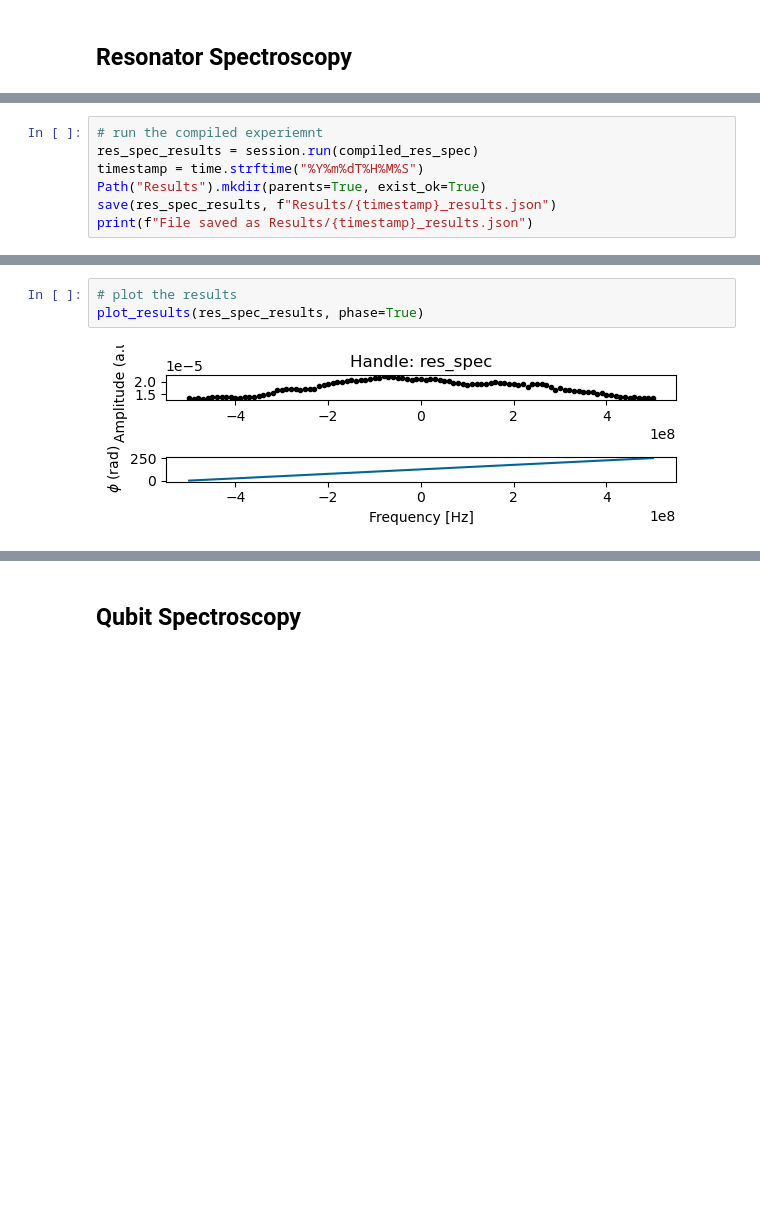
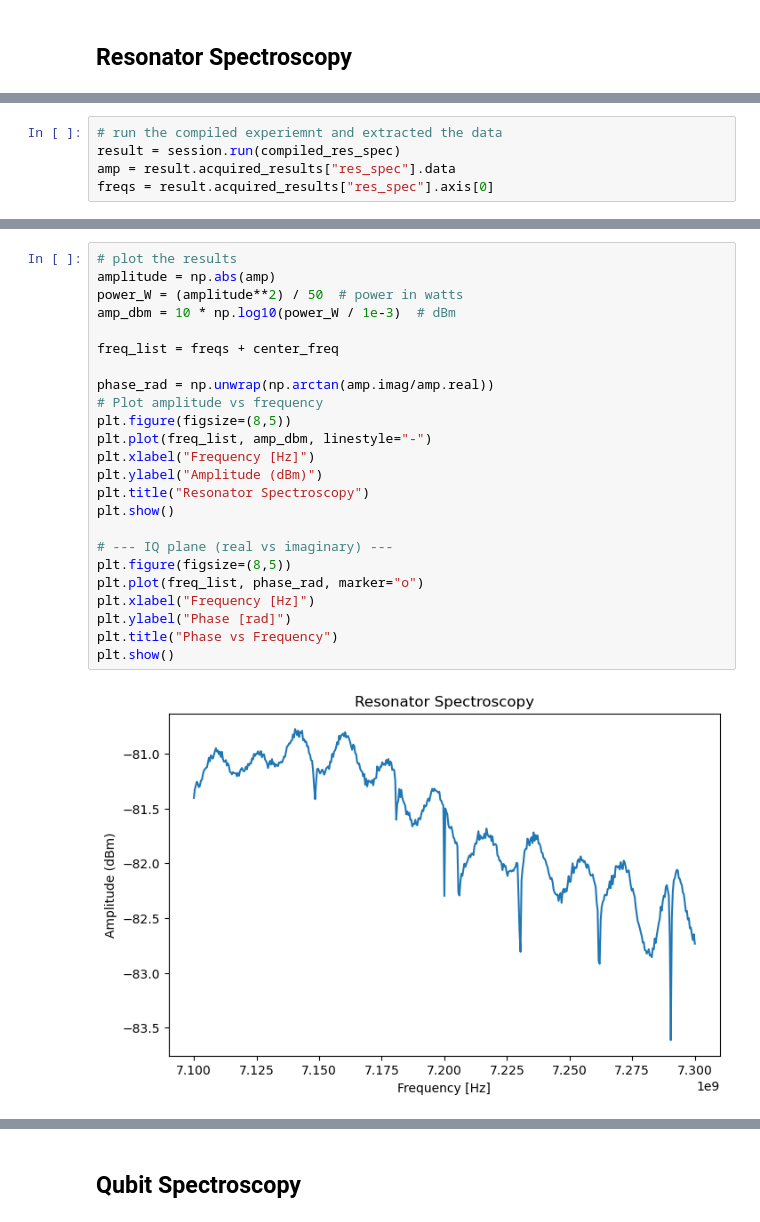
Before and after one commit to YiiiiZ/Measurement, a Jupyter notebook: Yi_Zheng.ipynb, the cells around one changed output, grey strips where cells are left out. Saved outputs shown, nothing was run; the diff lists cells and outputs as text; blank space fills up the shorter version.

```diff
--- a/Yi_Zheng.ipynb
+++ b/Yi_Zheng.ipynb
@@ -191,8 +194,6 @@ c:\Users\qubit\Desktop\Yi\Measurement\Pulse_Sheets\Resonator_Spectroscopy_Pulse_
 # %%
-# run the compiled experiemnt
-res_spec_results = session.run(compiled_res_spec)
-timestamp = time.strftime("%Y%m%dT%H%M%S")
-Path("Results").mkdir(parents=True, exist_ok=True)
-save(res_spec_results, f"Results/{timestamp}_results.json")
-print(f"File saved as Results/{timestamp}_results.json")
+# run the compiled experiemnt and extracted the data
+result = session.run(compiled_res_spec)
+amp = result.acquired_results["res_spec"].data
+freqs = result.acquired_results["res_spec"].axis[0]
 # %% [output]
@@ -203,5 +208,26 @@ File saved as Results/20250821T172026_results.json
 # %%
 # plot the results
-plot_results(res_spec_results, phase=True)
+amplitude = np.abs(amp)
+power_W = (amplitude**2) / 50  # power in watts
+amp_dbm = 10 * np.log10(power_W / 1e-3)  # dBm
+
+freq_list = freqs + center_freq
+
+phase_rad = np.unwrap(np.arctan(amp.imag/amp.real))
+# Plot amplitude vs frequency
+plt.figure(figsize=(8,5))
+plt.plot(freq_list, amp_dbm, linestyle="-")
+plt.xlabel("Frequency [Hz]")
+plt.ylabel("Amplitude (dBm)")
+plt.title("Resonator Spectroscopy")
+plt.show()
+
+# --- IQ plane (real vs imaginary) ---
+plt.figure(figsize=(8,5))
+plt.plot(freq_list, phase_rad, marker="o")
+plt.xlabel("Frequency [Hz]")
+plt.ylabel("Phase [rad]")
+plt.title("Phase vs Frequency")
+plt.show()
 # %% [output]
-[figure, old version]
+[figure, new version]
```
Also changed, not shown: parts of 7 cells of this notebook, 30 other files.
